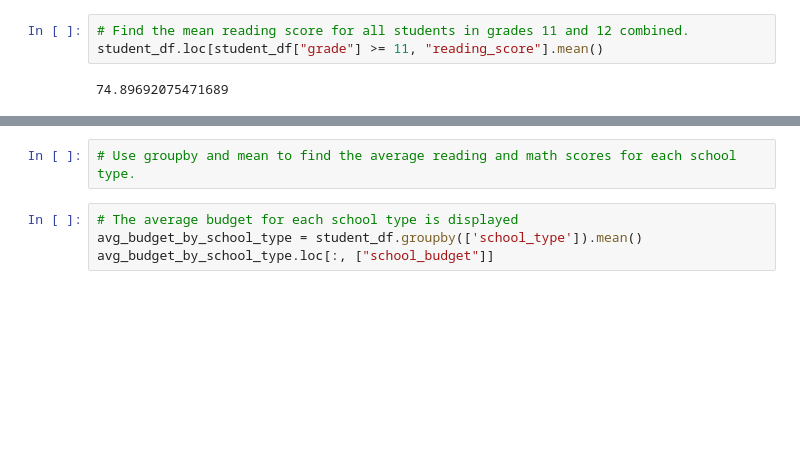
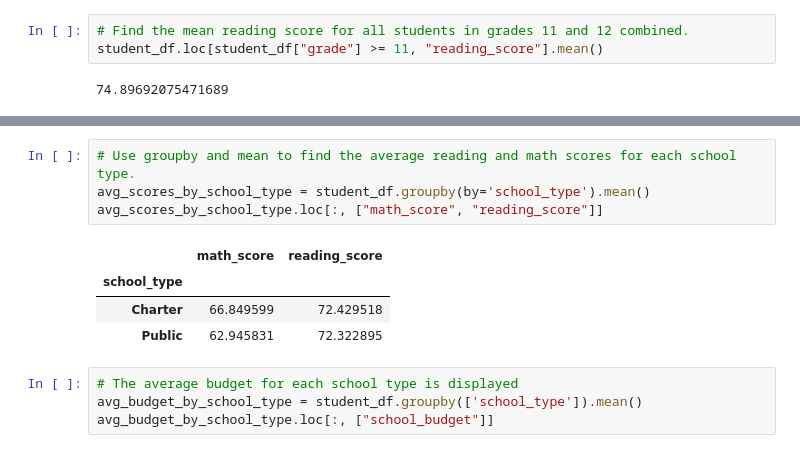
Before and after one commit to NM-90/School_District_Analysis, a Jupyter notebook: Student_Data_Challenge_Starter_Code.ipynb, the cells around one changed output, grey strips where cells are left out. Saved outputs shown, nothing was run; the diff lists cells and outputs as text; blank space fills up the shorter version.

```diff
--- a/Student_Data_Challenge_Starter_Code.ipynb
+++ b/Student_Data_Challenge_Starter_Code.ipynb
@@ -320,5 +320,12 @@ Make comparisons within your data by completing the following steps:
 # %%
 # Use groupby and mean to find the average reading and math scores for each school type.
+avg_scores_by_school_type = student_df.groupby(by='school_type').mean()
+avg_scores_by_school_type.loc[:, ["math_score", "reading_score"]]
+# %% [output]
+|  | math_score | reading_score |
+| school_type |  |  |
+| Charter | 66.849599 | 72.429518 |
+| Public | 62.945831 | 72.322895 |
 # %%
 # The average budget for each school type is displayed
 avg_budget_by_school_type = student_df.groupby(['school_type']).mean()
```
Also changed, not shown: parts of 3 cells of this notebook.
